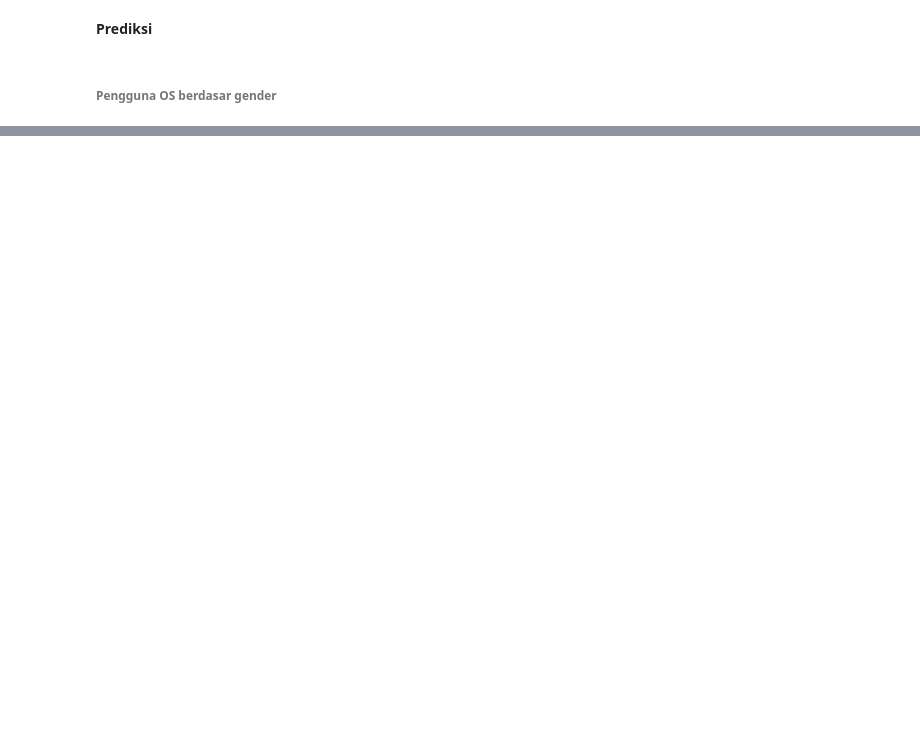
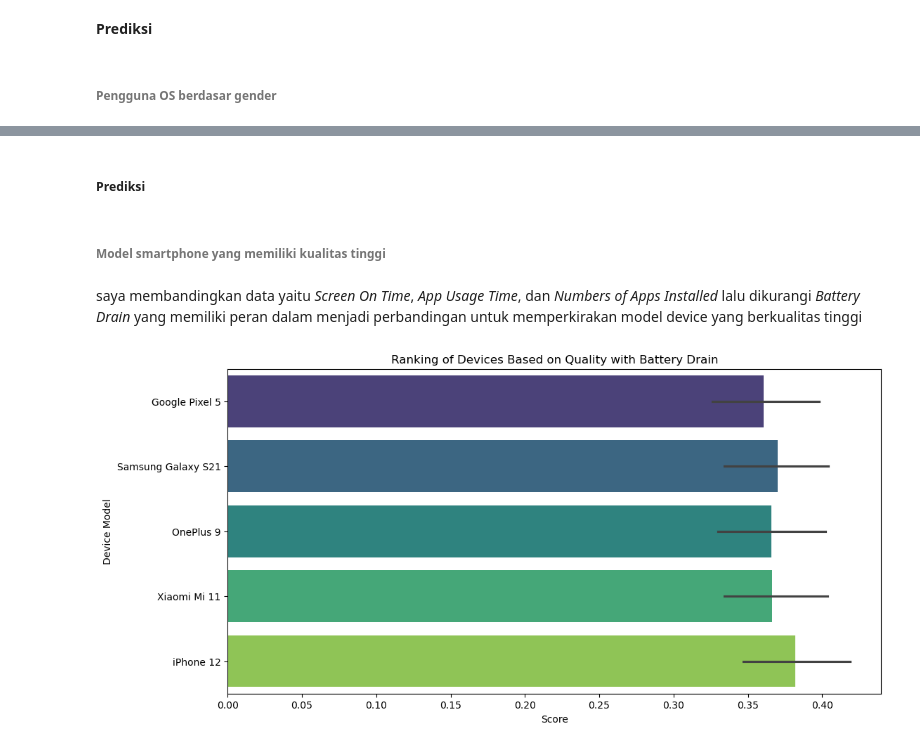
Before and after one commit to Bokibyte/PProKom, a Jupyter notebook: Semester_3/Data_Mining/P2_1611/Project_UTS.ipynb, the cells around one changed output, grey strips where cells are left out. Drawn from its saved outputs; the diff is of its cells as text; code cells hidden in the pictures; blank space fills up the shorter version.

Commit message:
up - tambahan prediksi dan pertanyaan

```diff
--- a/Semester_3/Data_Mining/P2_1611/Project_UTS.ipynb
+++ b/Semester_3/Data_Mining/P2_1611/Project_UTS.ipynb
@@ -267,0 +320,38 @@ Text(0.5, 1.0, 'Perbandingan Model Device dengan Gender')
+# %% [markdown]
+##### Prediksi
+# %% [markdown]
+###### **Model smartphone yang memiliki kualitas tinggi**
+# %% [markdown]
+saya membandingkan data yaitu *Screen On Time*, *App Usage Time*, dan *Numbers of Apps Installed* lalu dikurangi *Battery Drain* yang memiliki peran dalam menjadi perbandingan untuk memperkirakan model device yang berkualitas tinggi
+# %%
+weights = {
+    'screen_on_time': 0.4,
+    'number_of_apps_installed': 0.3,
+    'app_usage_time': 0.2,
+    'battery_drain': -0.1  # Bobot negatif untuk Battery Drain
+}
+
+# Normalisasi nilai untuk setiap parameter
+user_behavior['screen_on_time_norm'] = user_behavior['Screen On Time (hours/day)'] / user_behavior['Screen On Time (hours/day)'].max()
+user_behavior['number_of_apps_installed_norm'] = user_behavior['Number of Apps Installed'] / user_behavior['Number of Apps Installed'].max()
+user_behavior['app_usage_time_norm'] = user_behavior['App Usage Time (min/day)'] / user_behavior['App Usage Time (min/day)'].max()
+user_behavior['battery_drain_norm'] = user_behavior['Battery Drain (mAh/day)'] / user_behavior['Battery Drain (mAh/day)'].max()
+
+# Menghitung skor total
+user_behavior['score'] = (
+    weights['screen_on_time'] * user_behavior['screen_on_time_norm'] +
+    weights['number_of_apps_installed'] * user_behavior['number_of_apps_installed_norm'] +
+    weights['app_usage_time'] * user_behavior['app_usage_time_norm'] +
+    weights['battery_drain'] * user_behavior['battery_drain_norm']
+)
+
+ranked_devices = user_behavior.sort_values(by='score', ascending=False)
+
+plt.figure(figsize=(12, 6))
+sns.barplot(x='score', y='Device Model', data=ranked_devices, palette='viridis', hue='Device Model', legend=False)
+plt.title('Ranking of Devices Based on Quality with Battery Drain')
+plt.xlabel('Score')
+plt.ylabel('Device Model')
+plt.show()
+# %% [output]
+[figure, added]
```
Also changed, not shown: parts of 7 cells of this notebook.
